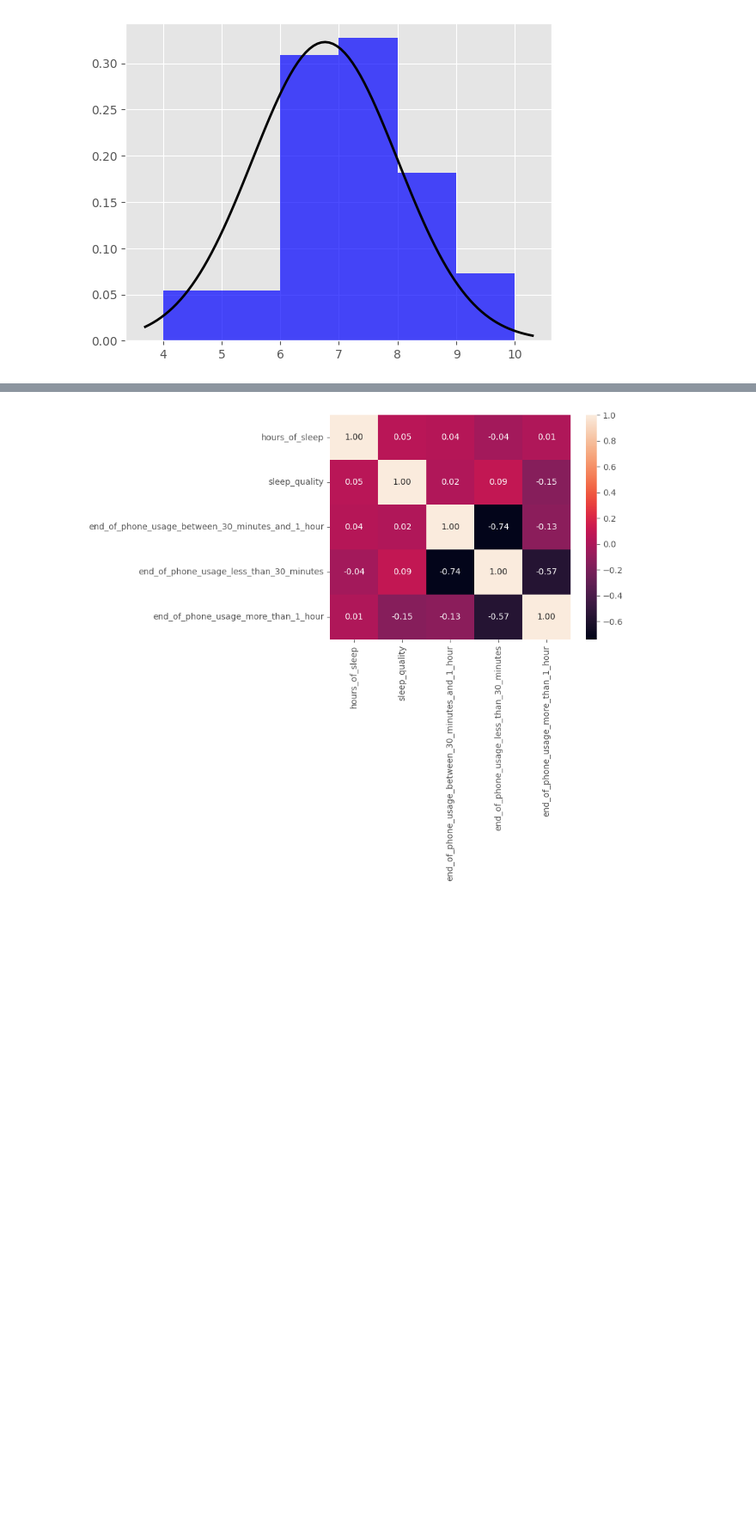
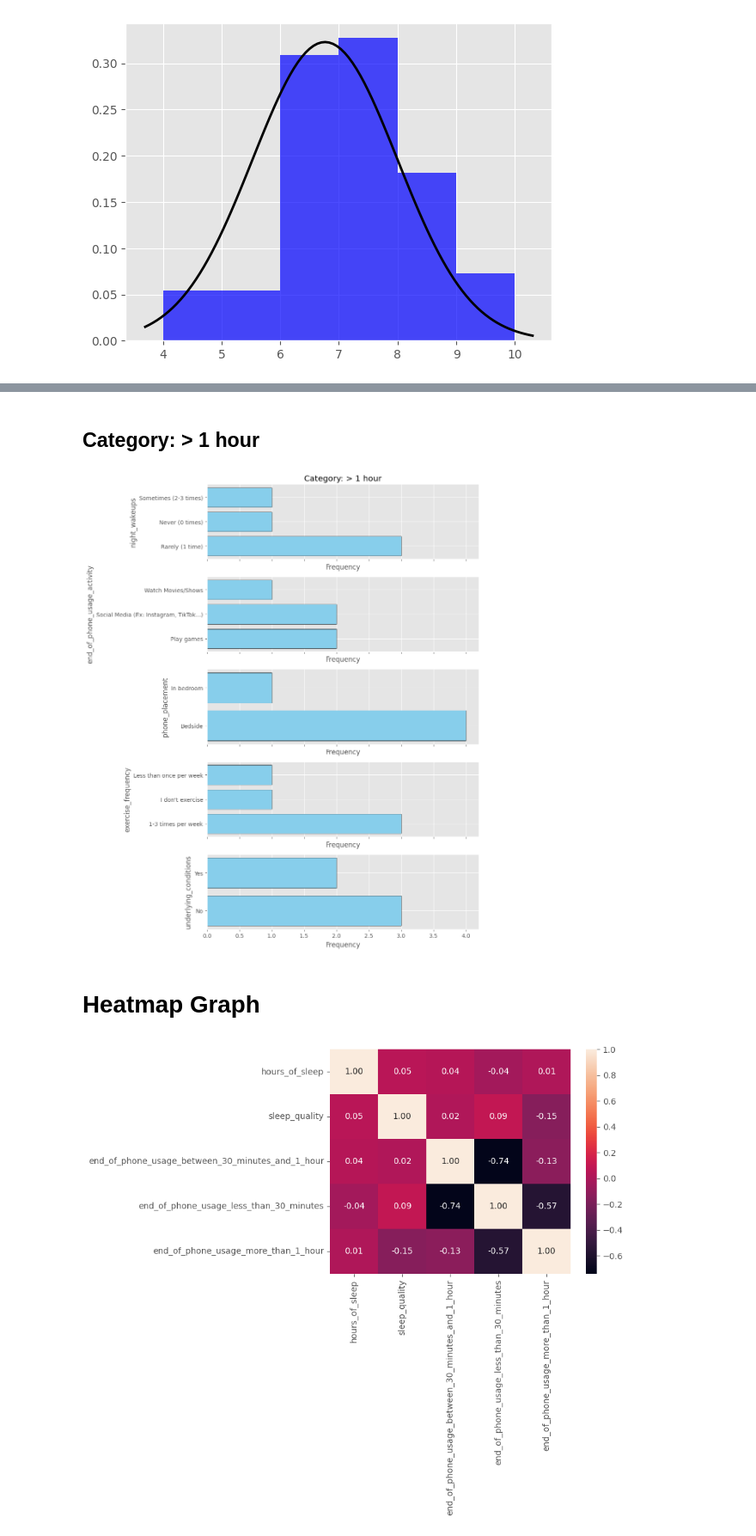
Before and after one commit to NathanGrenier/ENGR-371, a Jupyter notebook: analysis.ipynb, the cells around one changed output, grey strips where cells are left out. Shown at 86% size. Drawn from its saved outputs; the diff is of its cells as text; code cells hidden in the pictures; blank space fills up the shorter version.

```diff
--- a/analysis.ipynb
+++ b/analysis.ipynb
@@ -101,3 +231,46 @@ Standard Deviation: 1.24h
+# %% [markdown]
+## Category: > 1 hour
+# %%
+import pandas as pd
+import seaborn as sns
+import matplotlib.pyplot as plt
+
+category = "> 1 hour"
+
+# Define the DataFrame directly
+data = {
+    "end_of_phone_usage_activity",
+    "phone_placement",
+    "night_wakeups",
+    "underlying_conditions",
+    "exercise_frequency"
+}
+
+# Plot the vertical bar graphs for each question
+fig, axes = plt.subplots(len(data), figsize=(10, 12), sharex=True)
+
+axes[0].set_title(f"Category: {category}")
+
+for i, question in enumerate(data):
+    filtered_df = df[df["end_of_phone_usage"] == category].copy()  # Make a copy to avoid modifying the original DataFrame
+
+    # For exercise_frequency, replace 1 with "Yes" and 0 with "No"
+    if question == "underlying_conditions":
+        filtered_df.loc[:, question] = filtered_df[question].replace({1: "Yes", 0: "No"})
+
+    # Count occurrences of each option in the current column
+    counts = filtered_df[question].value_counts()
+
+    axes[i].barh(counts.index, counts.values, color="skyblue", edgecolor='black')
+    axes[i].set_xlabel("Frequency")
+    axes[i].set_ylabel(question)
+
+plt.tight_layout()
+plt.show()
+# %% [output]
+[figure, added]
+# %% [markdown]
+# Heatmap Graph
 # %%
 # Convert the 'underlying_conditions' column to a boolean
 df["underlying_conditions"] = df["underlying_conditions"].apply(
```
Also changed, not shown: parts of 14 cells of this notebook.
